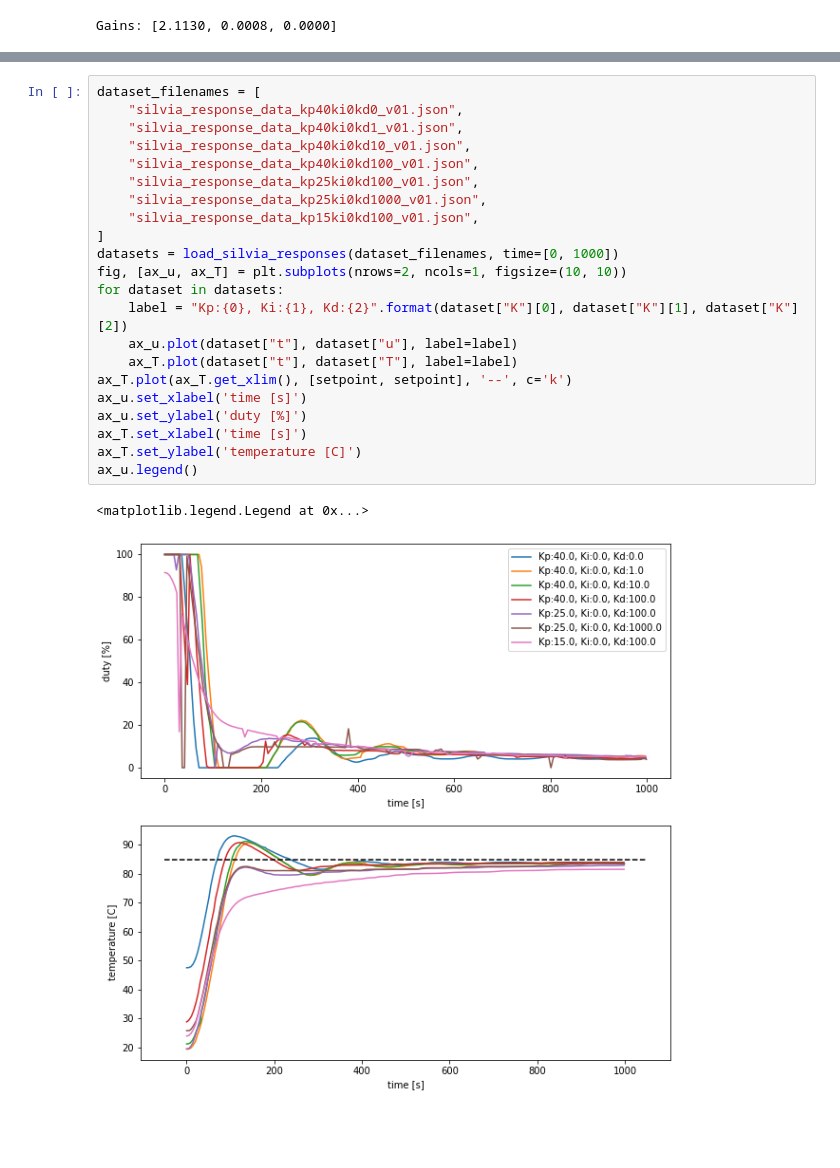
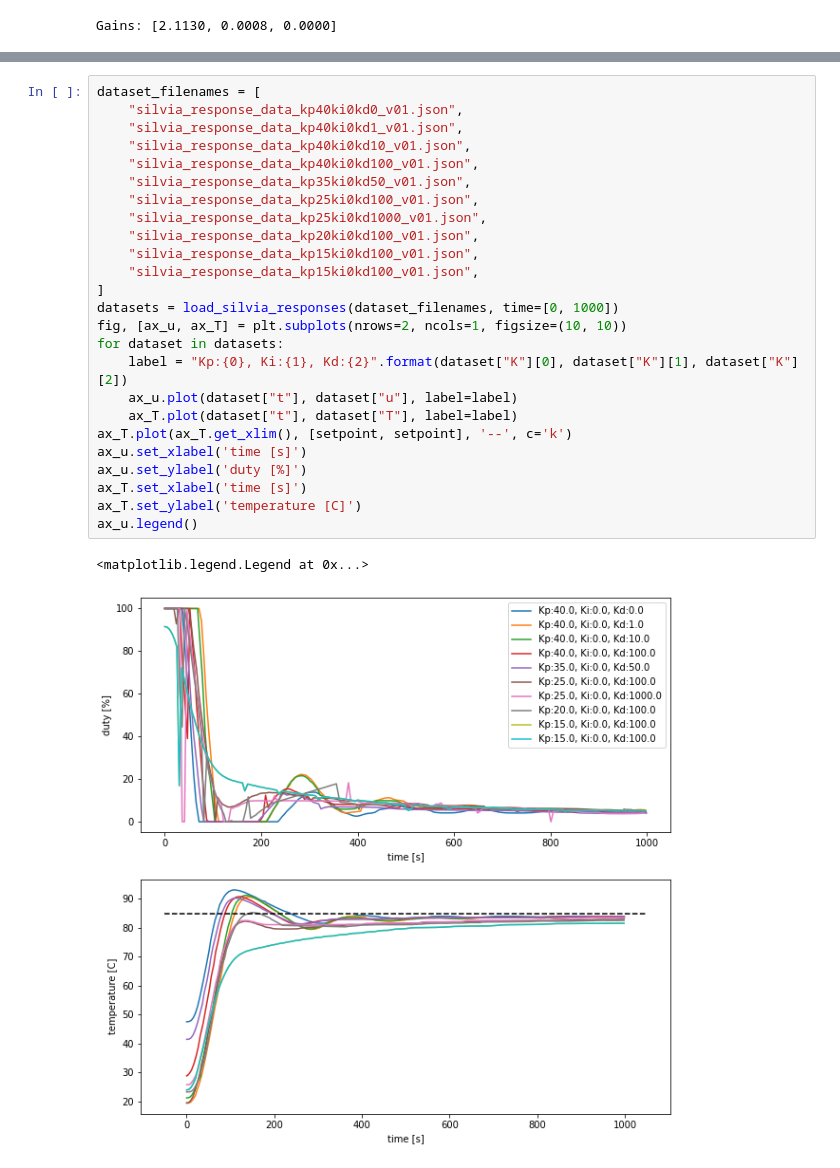
Before and after one commit to willhunt/silvia, a Jupyter notebook: docs/docs/control/assets/silvia_manual_tuning.ipynb, the cells around one changed output, grey strips where cells are left out. Drawn from its saved outputs; the diff is of its cells as text; blank space fills up the shorter version.

Commit message:
data

```diff
--- a/docs/docs/control/assets/silvia_manual_tuning.ipynb
+++ b/docs/docs/control/assets/silvia_manual_tuning.ipynb
@@ -369,28 +371,31 @@ Attempt tuning manually
 # %%
 dataset_filenames = [
     "silvia_response_data_kp40ki0kd0_v01.json",
     "silvia_response_data_kp40ki0kd1_v01.json",
     "silvia_response_data_kp40ki0kd10_v01.json",
     "silvia_response_data_kp40ki0kd100_v01.json",
+    "silvia_response_data_kp35ki0kd50_v01.json",
     "silvia_response_data_kp25ki0kd100_v01.json",
     "silvia_response_data_kp25ki0kd1000_v01.json",
+    "silvia_response_data_kp20ki0kd100_v01.json",
+    "silvia_response_data_kp15ki0kd100_v01.json",
     "silvia_response_data_kp15ki0kd100_v01.json",
 ]
 datasets = load_silvia_responses(dataset_filenames, time=[0, 1000])
 fig, [ax_u, ax_T] = plt.subplots(nrows=2, ncols=1, figsize=(10, 10))
 for dataset in datasets:
     label = "Kp:{0}, Ki:{1}, Kd:{2}".format(dataset["K"][0], dataset["K"][1], dataset["K"][2])
     ax_u.plot(dataset["t"], dataset["u"], label=label)
     ax_T.plot(dataset["t"], dataset["T"], label=label)
 ax_T.plot(ax_T.get_xlim(), [setpoint, setpoint], '--', c='k')
 ax_u.set_xlabel('time [s]')
 ax_u.set_ylabel('duty [%]')
 ax_T.set_xlabel('time [s]')
 ax_T.set_ylabel('temperature [C]')
 ax_u.legend()
 # %% [output]
 <matplotlib.legend.Legend at 0x...>
-[figure, old version]
+[figure, new version]
 # %%
 fig, ax_T = plt.subplots(figsize=(10, 8))
 for dataset in datasets:
```
Also changed, not shown: parts of 7 cells of this notebook, 2 other files.
